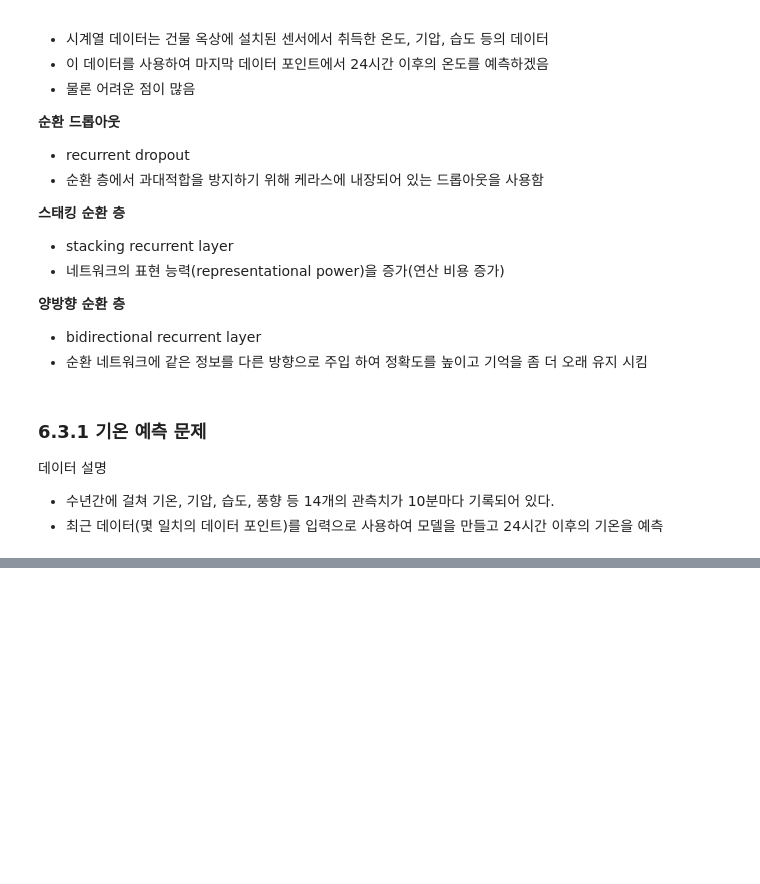
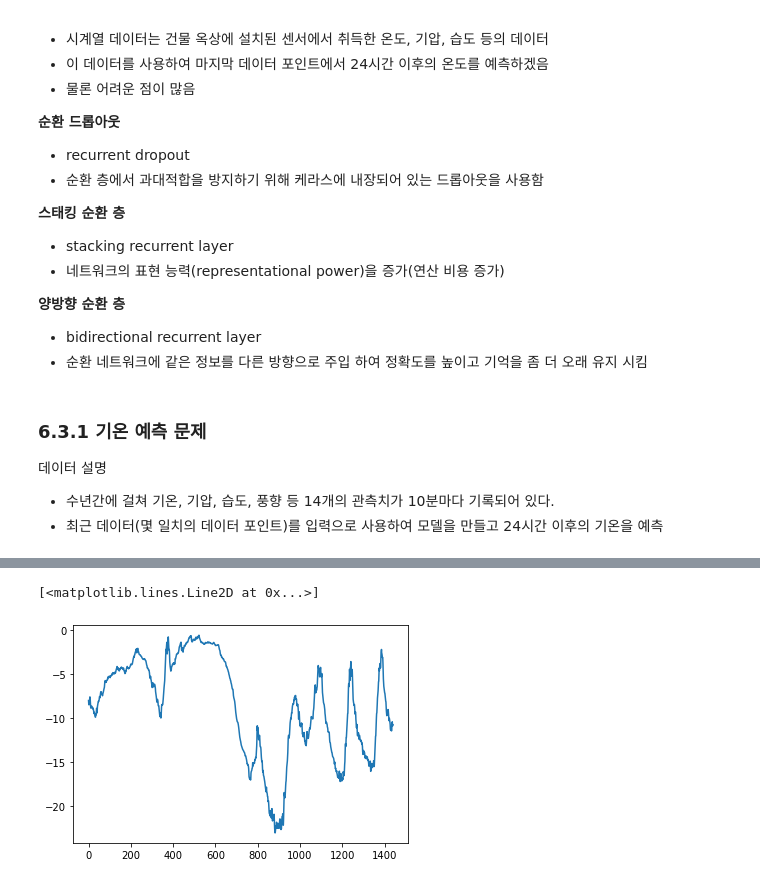
Before and after one commit to timetobye/Machine_learning_study, a Jupyter notebook: study_keras/Deep_learning_with_python/Chapter_06/Chapter_06.ipynb, the cells around one changed output, grey strips where cells are left out. Drawn from its saved outputs; the diff is of its cells as text; code cells hidden in the pictures; blank space fills up the shorter version.

```diff
--- a/study_keras/Deep_learning_with_python/Chapter_06/Chapter_06.ipynb
+++ b/study_keras/Deep_learning_with_python/Chapter_06/Chapter_06.ipynb
@@ -1496,0 +1541,5 @@ plt.show()
+# %%
+plt.plot(range(1440), temp[:1440])
+# %% [output]
+[<matplotlib.lines.Line2D at 0x...>]
+[figure, added]
```
Also changed, not shown: parts of 8 cells of this notebook.
